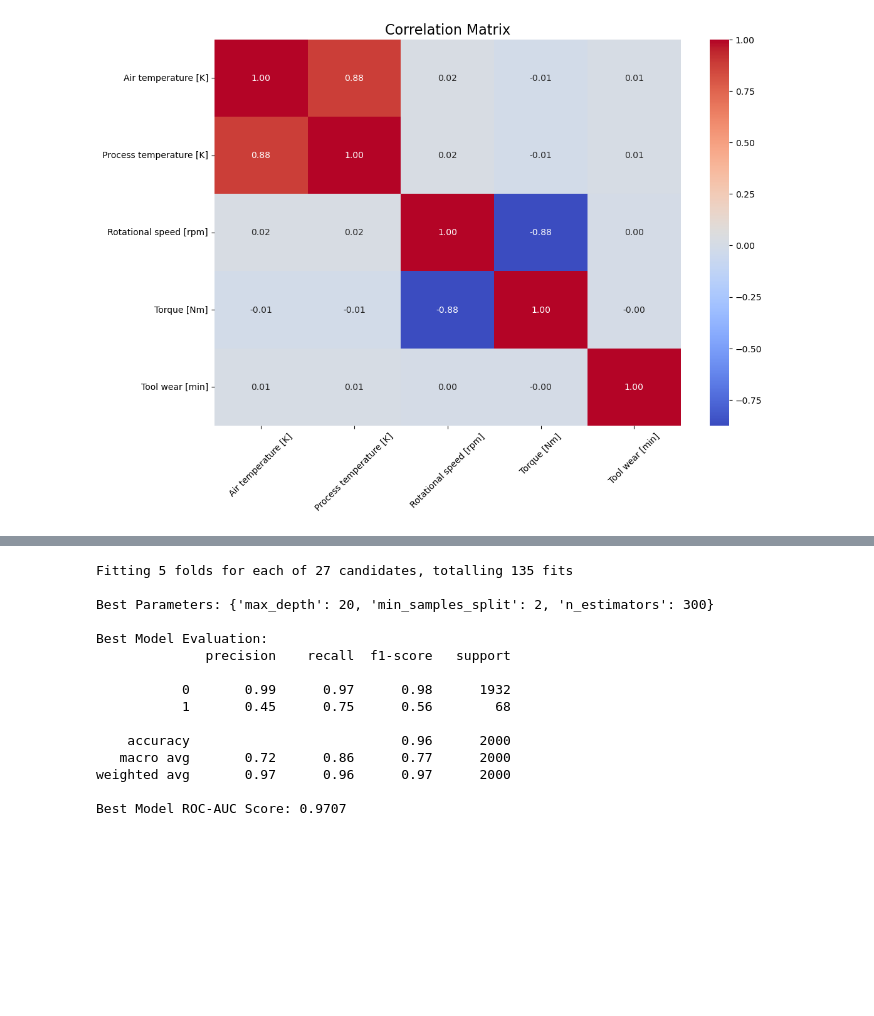
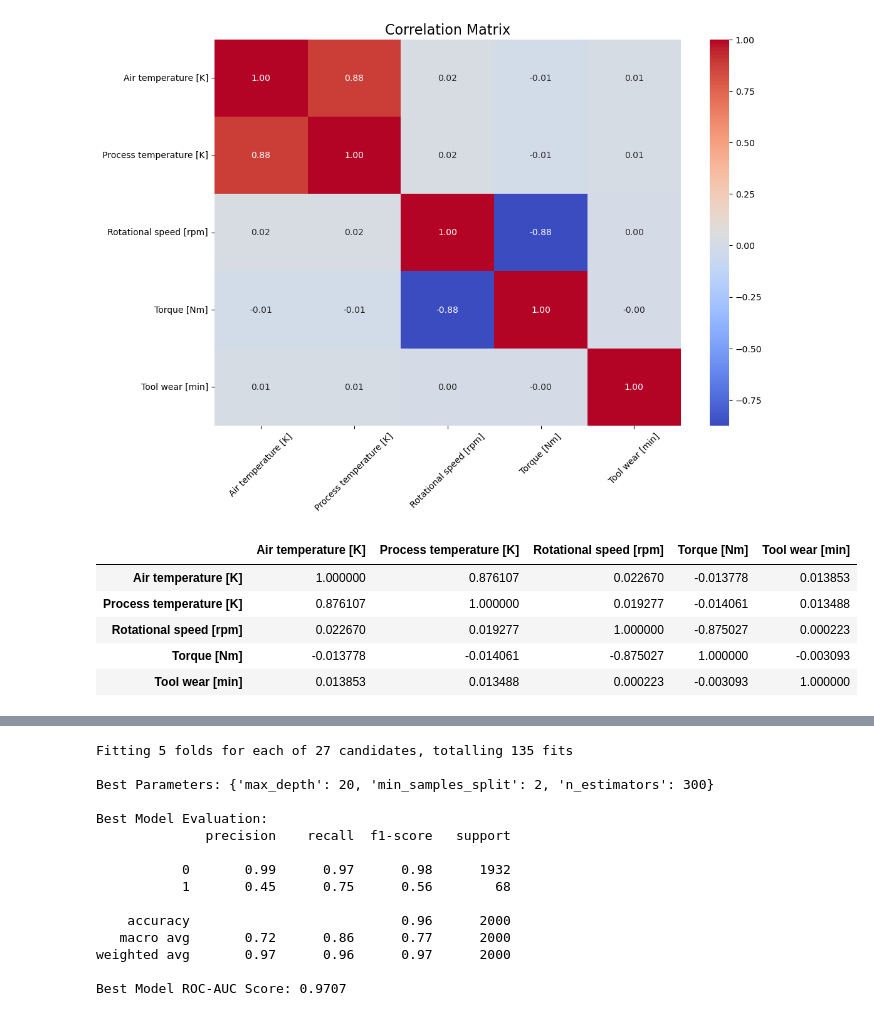
Before and after one commit to MiltonGreat/Predictive-Maintenance-using-Machine-Learning, a Jupyter notebook: Machine Predictive Maintenance.ipynb, the cells around one changed output, grey strips where cells are left out. Cells and saved outputs as stored; diff of their text form; code cells hidden in the pictures; blank space fills up the shorter version.

```diff
--- a/Machine Predictive Maintenance.ipynb
+++ b/Machine Predictive Maintenance.ipynb
@@ -220,3 +257,12 @@ plt.yticks(fontsize=10)
 plt.show()
 # %% [output]
 [figure]
+# %%
+numerical_data.corr()
+# %% [output]
+|  | Air temperature [K] | Process temperature [K] | Rotational speed [rpm] | Torque [Nm] | Tool wear [min] |
+| Air temperature [K] | 1.000000 | 0.876107 | 0.022670 | -0.013778 | 0.013853 |
+| Process temperature [K] | 0.876107 | 1.000000 | 0.019277 | -0.014061 | 0.013488 |
+| Rotational speed [rpm] | 0.022670 | 0.019277 | 1.000000 | -0.875027 | 0.000223 |
+| Torque [Nm] | -0.013778 | -0.014061 | -0.875027 | 1.000000 | -0.003093 |
+| Tool wear [min] | 0.013853 | 0.013488 | 0.000223 | -0.003093 | 1.000000 |
```
Also changed, not shown: parts of 36 cells of this notebook.
